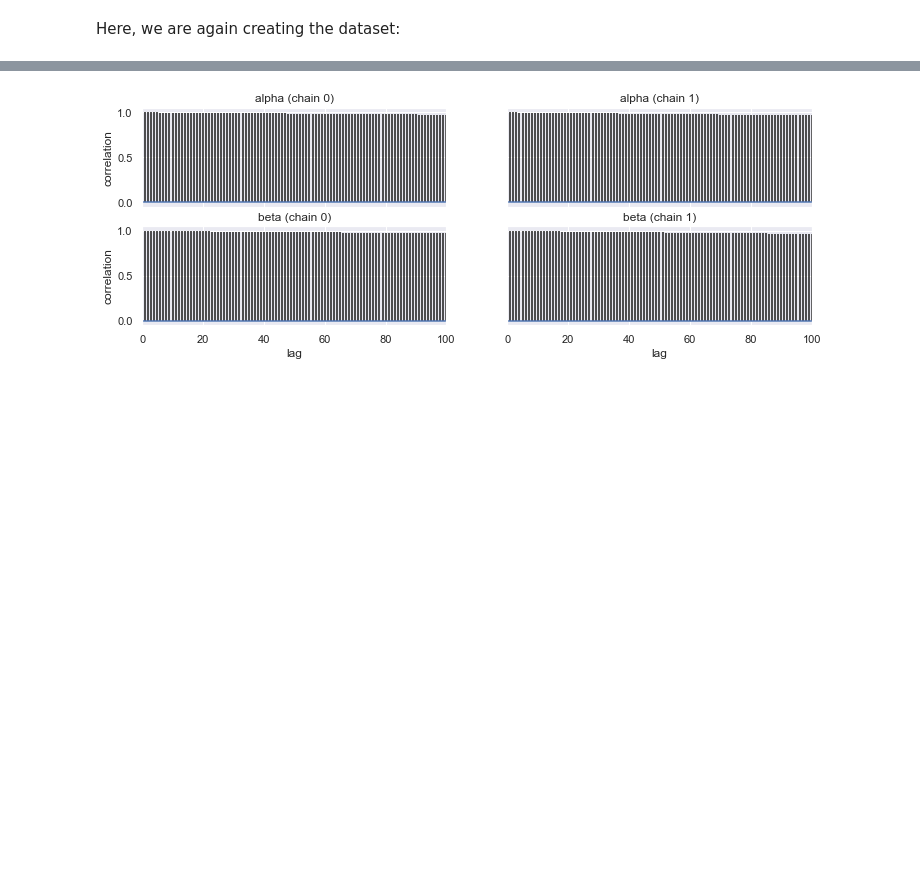
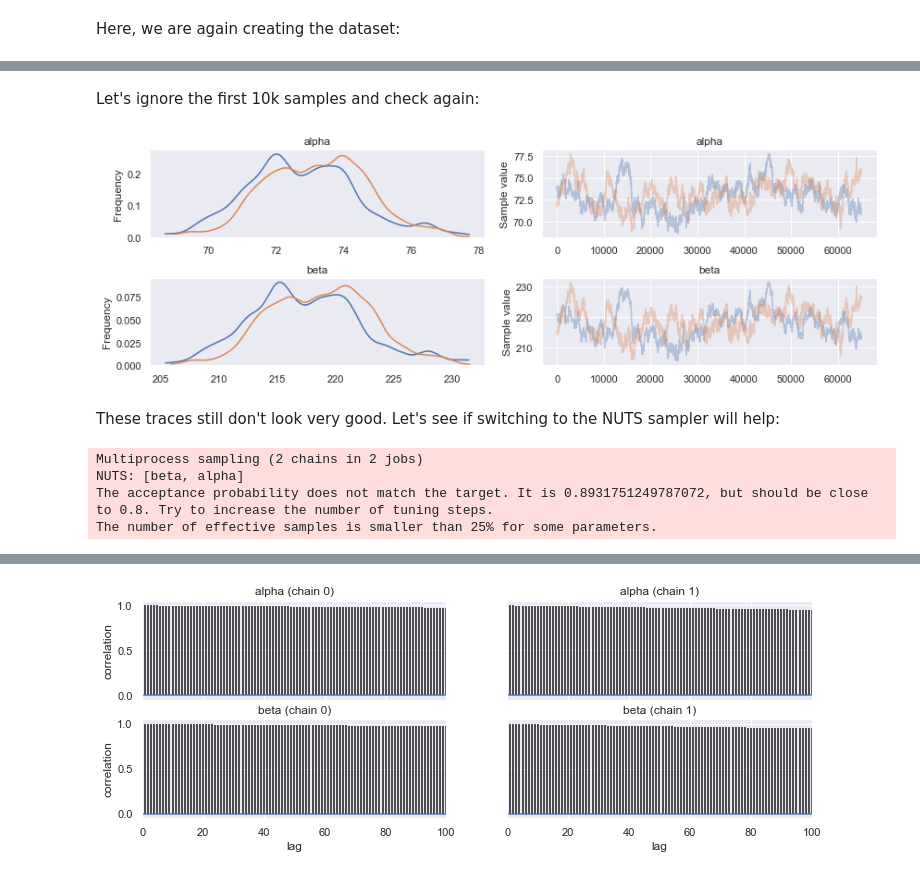
Before and after one commit to jborchma/intro_empirical_bayes, a Jupyter notebook: Empirical bayes - Chapter 7 (MCMC).ipynb, the cells around one changed output, grey strips where cells are left out. Saved outputs shown, nothing was run; the diff lists cells and outputs as text; code cells hidden in the pictures; blank space fills up the shorter version.

```diff
--- a/Empirical bayes - Chapter 7 (MCMC).ipynb
+++ b/Empirical bayes - Chapter 7 (MCMC).ipynb
@@ -112,0 +130,20 @@ pm.traceplot(trace0, ['alpha', 'beta']);
+# %% [markdown]
+Let's ignore the first 10k samples and check again:
+# %%
+figsize(20, 12)
+pm.traceplot(trace0[10000:], ['alpha', 'beta']);
+# %% [output]
+[figure, added]
+# %% [markdown]
+These traces still don't look very good. Let's see if switching to the NUTS sampler will help:
+# %%
+with pm.Model() as model_nuts:
+    alpha0 = pm.Uniform('alpha', 50, 150)
+    beta0 = pm.Uniform('beta', 200, 300)
+    X0 = pm.BetaBinomial('X', alpha=alpha0, beta=beta0, n=AB, observed=H)
+    trace_nuts = pm.sample(75000, step=pm.NUTS(vars=[alpha0, beta0, X0]))
+# %% [output]
+Multiprocess sampling (2 chains in 2 jobs)
+NUTS: [beta, alpha]
+The acceptance probability does not match the target. It is 0.8931751249787072, but should be close to 0.8. Try to increase the number of tuning steps.
+The number of effective samples is smaller than 25% for some parameters.
```
Also changed, not shown: parts of 17 cells of this notebook, 3 other files.
